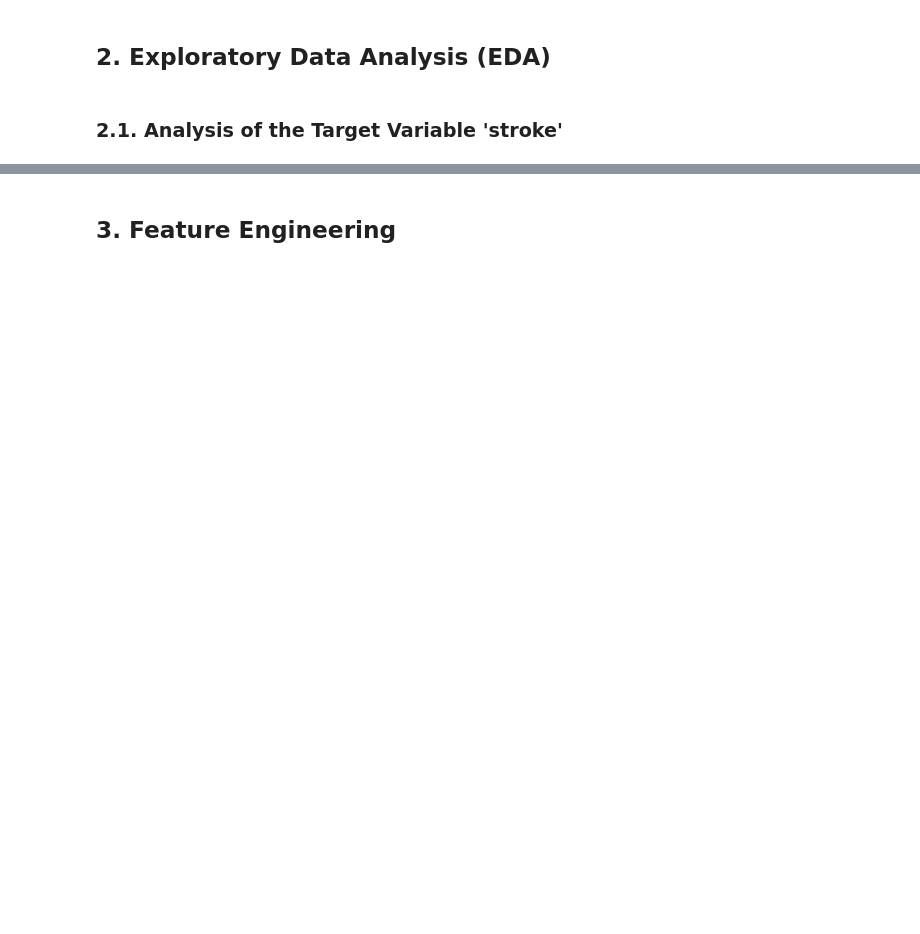
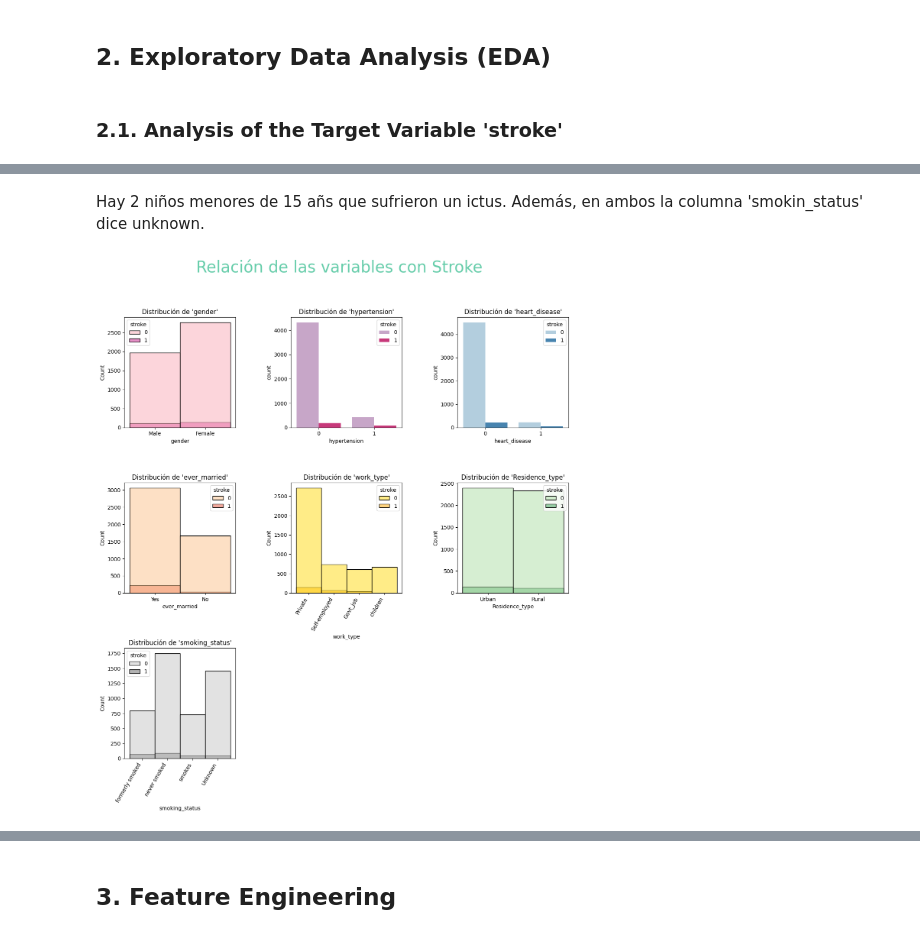
Before and after one commit to AI-School-F5-P2/DS_hospital_G2, a Jupyter notebook: EDA.ipynb, the cells around one changed output, grey strips where cells are left out. Cells and saved outputs as stored; diff of their text form; code cells hidden in the pictures; blank space fills up the shorter version.

```diff
--- a/EDA.ipynb
+++ b/EDA.ipynb
@@ -242,0 +390,55 @@ categorical_columns = df.select_dtypes(include=["object"]).columns.tolist()
+# %% [markdown]
+Hay 2 niños menores de 15 añs que sufrieron un ictus. Además, en ambos la columna 'smokin_status' dice unknown.
+# %%
+plt.figure(2, figsize=(15, 15))
+
+plt.suptitle('Relación de las variables con Stroke', fontsize = 30, color = 'mediumaquamarine')
+
+plt.subplot(331)
+sns.histplot(data=df, x="gender",  hue='stroke', palette="RdPu")
+plt.title("Distribución de 'gender'" )
+
+
+plt.subplot(332)
+sns.countplot(data=df, x="hypertension",  hue='stroke', palette="PuRd")
+plt.title("Distribución de 'hypertension'")
+
+
+
+plt.subplot(333)
+sns.countplot(data=df, x="heart_disease",  hue='stroke', palette="Blues")
+plt.title("Distribución de 'heart_disease'")
+
+
+
+plt.subplot(334)
+sns.histplot(data=df, x="ever_married",  hue='stroke', palette="OrRd")
+plt.title("Distribución de 'ever_married'")
+
+
+
+plt.subplot(335)
+sns.histplot(data=df, x="work_type",  hue='stroke', palette="Wistia")
+plt.title("Distribución de 'work_type'")
+plt.xticks(rotation=60, ha='right')
+
+
+
+plt.subplot(336)
+sns.histplot(data=df, x="Residence_type",  hue='stroke', palette="Greens")
+plt.title("Distribución de 'Residence_type'")
+
+
+
+plt.subplot(337)
+sns.histplot(data=df, x="smoking_status",  hue='stroke', palette="Greys")
+plt.title("Distribución de 'smoking_status'")
+plt.xticks(rotation=60, ha='right')
+
+
+plt.subplots_adjust(wspace=0.5, hspace=0.5)
+
+
+plt.show()
+# %% [output]
+[figure, added]
```
Also changed, not shown: parts of 40 cells of this notebook.
